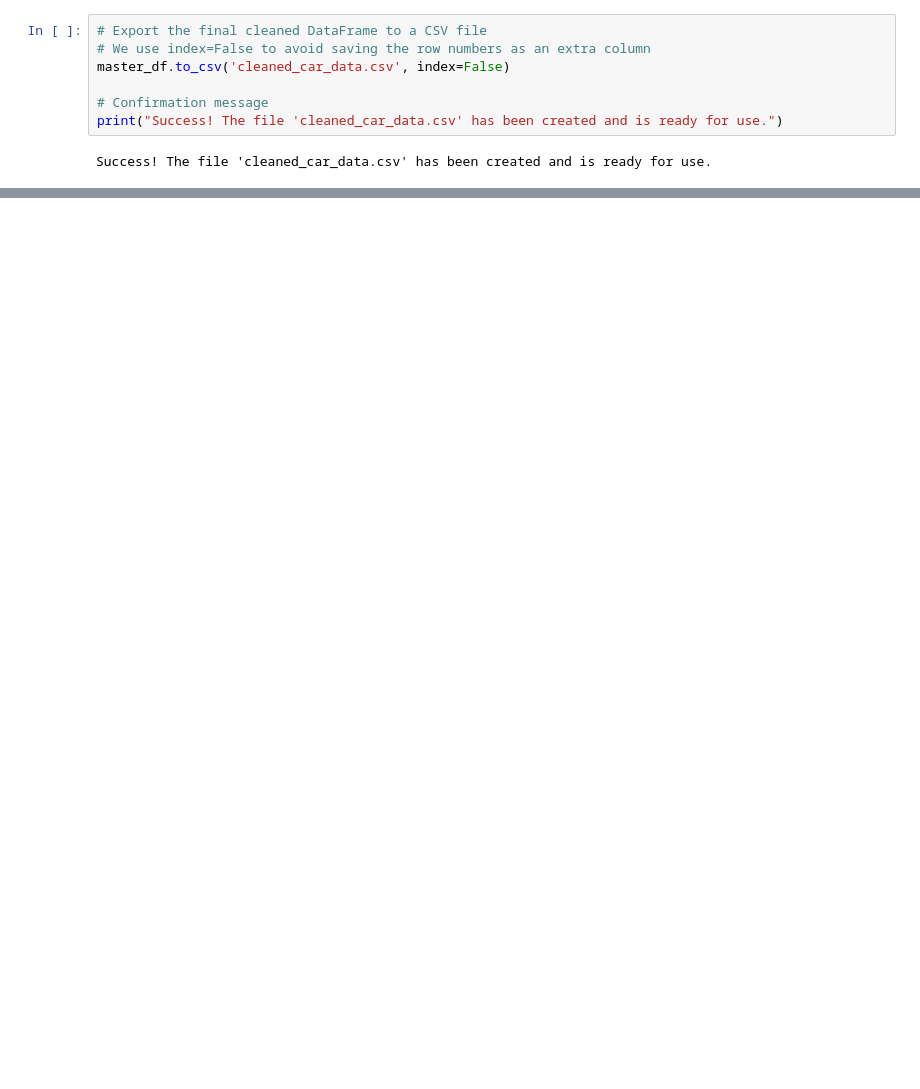
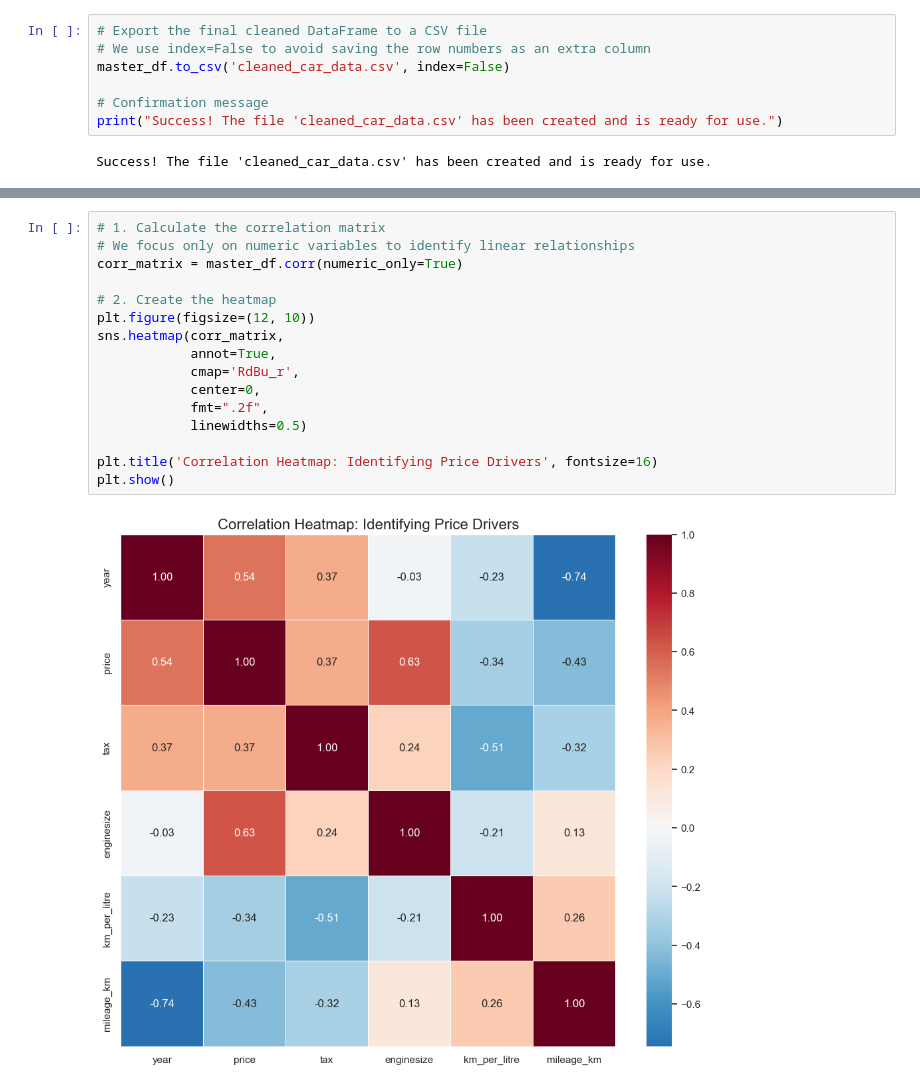
Before and after one commit to FiloDelu03/Machine-Learning-Group-AO-daje-roma-daje-, a Jupyter notebook: EDA.ipynb, the cells around one changed output, grey strips where cells are left out. Drawn from its saved outputs; the diff is of its cells as text; blank space fills up the shorter version.

```diff
--- a/EDA.ipynb
+++ b/EDA.ipynb
@@ -920,0 +909,18 @@ Success! The file 'cleaned_car_data.csv' has been created and is ready for use.
+# %%
+# 1. Calculate the correlation matrix
+# We focus only on numeric variables to identify linear relationships
+corr_matrix = master_df.corr(numeric_only=True)
+
+# 2. Create the heatmap
+plt.figure(figsize=(12, 10))
+sns.heatmap(corr_matrix,
+            annot=True,
+            cmap='RdBu_r',
+            center=0,
+            fmt=".2f",
+            linewidths=0.5)
+
+plt.title('Correlation Heatmap: Identifying Price Drivers', fontsize=16)
+plt.show()
+# %% [output]
+[figure, added]
```
Also changed, not shown: parts of 88 cells of this notebook.
